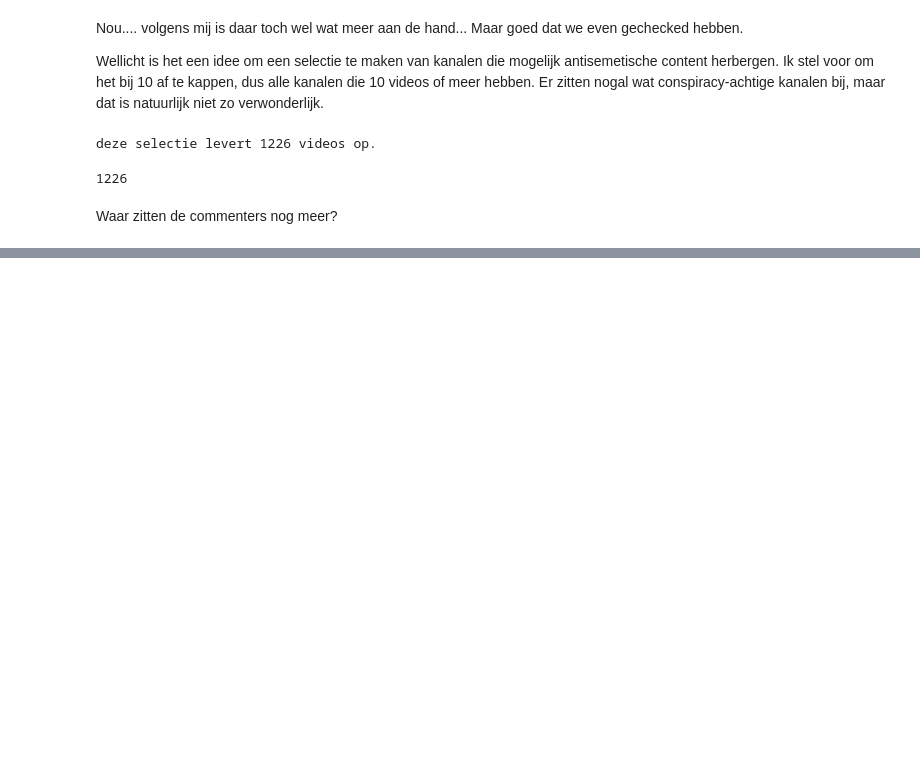
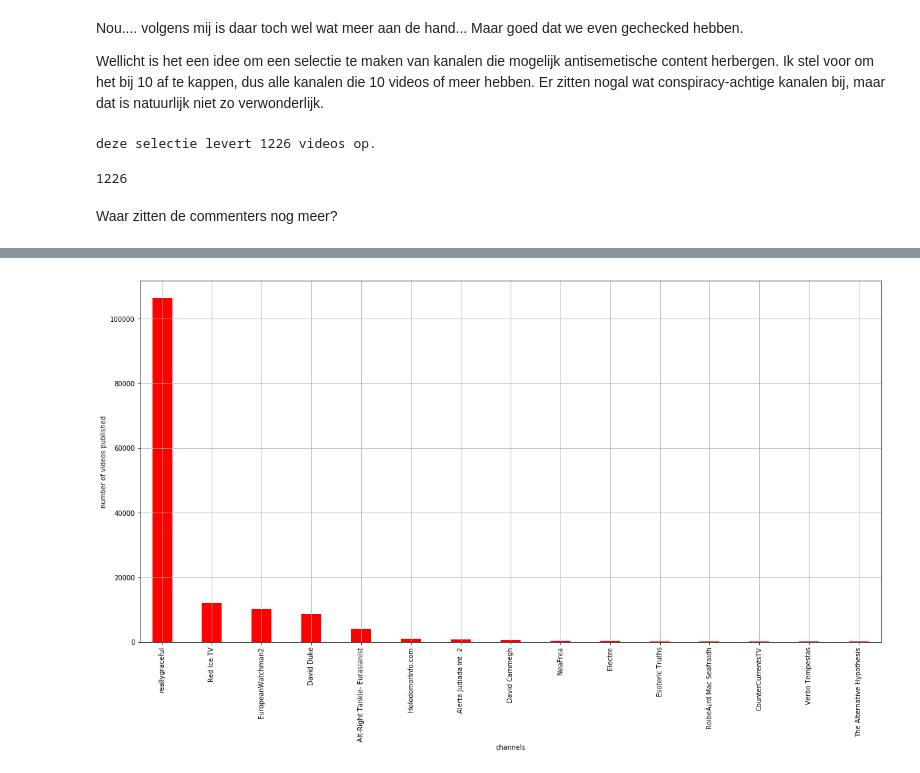
Before and after one commit to decorrespondent/youtube_extremism, a Jupyter notebook: Notebooks/scenario.ipynb, the cells around one changed output, grey strips where cells are left out. Drawn from its saved outputs; the diff is of its cells as text; code cells hidden in the pictures; blank space fills up the shorter version.

```diff
--- a/Notebooks/scenario.ipynb
+++ b/Notebooks/scenario.ipynb
@@ -933,4 +936,6 @@ nazis_united = pd.merge(antisemites, videos_right[['video_id',
                                                     'video_view_count',
                                                     'video_comment_count']], on='video_id', how='left')
 # %%
-sf.plot_chann(nazis_united)
+sf.plot_top_channels(nazis_united)
+# %% [output]
+[figure, added]
```
Also changed, not shown: parts of 3 cells of this notebook.
